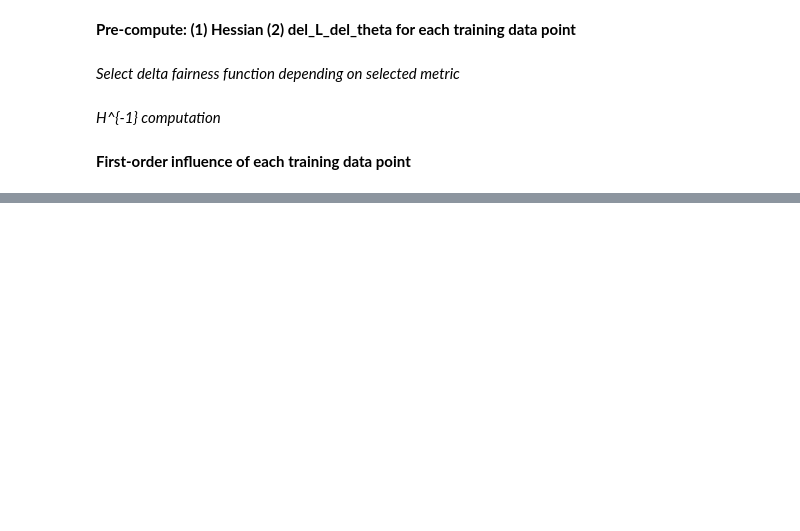
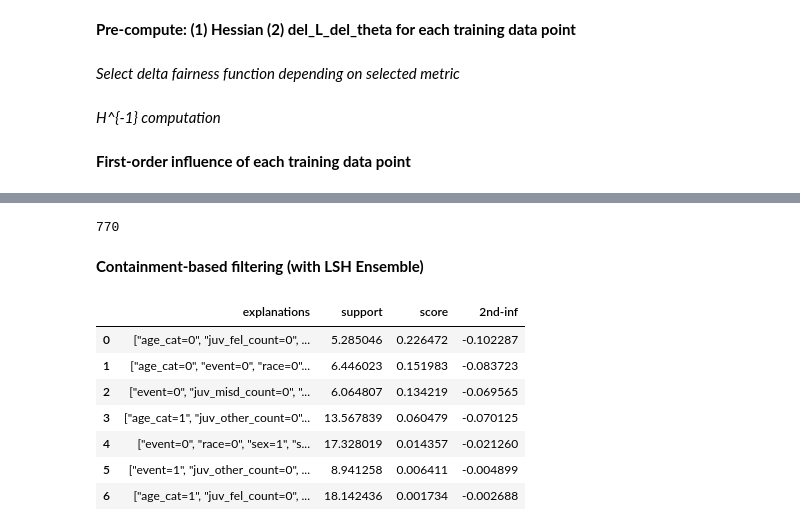
Before and after one commit to romilapradhan/gopher, a Jupyter notebook: compas/if_predicates-compas.ipynb, the cells around one changed output, grey strips where cells are left out. Drawn from its saved outputs; the diff is of its cells as text; code cells hidden in the pictures; blank space fills up the shorter version.

Commit message:
compas containment

```diff
--- a/compas/if_predicates-compas.ipynb
+++ b/compas/if_predicates-compas.ipynb
@@ -49,7 +50,7 @@ df=df[['event', 'is_violent_recid',
 # %%
  def preprocess(df):
     df['age_cat'] = df['age_cat'].map({'Less than 25': 0, '25 - 45': 1, 'Greater than 45': 2}).astype(int)
-    df['score_text'] = df['score_text'].map({'Low': 0, 'Medium': 1, 'High': 2}).astype(int)
+    df['score_text'] = df['score_text'].map({'Low': 0, 'Medium': 1, 'High': 1}).astype(int)
     df['race'] = df['race'].map({'Other': 0, 'African-American': 0, 'Hispanic': 0, 'Native American': 0, 'Asian': 0, 'Caucasian': 1}).astype(int)
     df['sex'] = df['sex'].map({'Male': 1, 'Female': 0}).astype(int)
 
@@ -529,0 +468,12 @@ print(spd_1, tpr_parity_1, predictive_parity_1, loss_1, accuracy_1)
+# %%
+alpha_f_lower = (-0.01) * (spd_0)
+alpha_f_upper = -spd_0
+del_f_threshold = (0.1) * spd_0
+support = 0.05 # Do not consider extremely small patterns
+support_small = 0.3 # For small patterns, 2nd-order estimation is quite accurate
+del_f_threshold_small = (-0.1) * (spd_0)
+print("alpha_f_lower:", alpha_f_lower)
+print("alpha_f_upper:", alpha_f_upper)
+print("del_f_threshold:", del_f_threshold)
+print("support_small:", support_small)
+print("del_f_threshold_small:", del_f_threshold_small)
@@ -618,0 +715,11 @@ score_text, 1, -0.005558973769286379, -0.0038558764916991235, -0.005533177046642
+# %%
+candidates_support_3_compact = copy.deepcopy(candidates_all)
+print(len(candidates_support_3_compact))
+candidates_df_3_compact = pd.DataFrame(candidates_support_3_compact, columns=["predicates","support","score","2nd-inf"])
+candidates_df_3_compact = candidates_df_3_compact[candidates_df_3_compact["support"] < 20].sort_values(by=['2nd-inf'], ascending=False)
+# display(candidates_df_3_compact)
+# display(candidates_df_3_compact[candidates_df_3_compact["support"] < 20].sort_values(by=['2nd-inf'], ascending=False).head(5))
+# %% [output]
+770
+# %% [markdown]
+**Containment-based filtering (with LSH Ensemble)**
@@ -618,0 +842,31 @@ score_text, 1, -0.005558973769286379, -0.0038558764916991235, -0.005533177046642
+# %%
+explanations = list(topk.top_explanations.keys())
+idxs = [v[1] for v in topk.top_explanations.values()]
+supports = list()
+scores = list()
+infs = list()
+for e in explanations:
+    condition = candidates_df_3_compact.predicates.apply(lambda x: x==json.loads(e))
+    supports.append(float(candidates_df_3_compact[condition]['support']))
+    scores.append(float(candidates_df_3_compact[condition]['score']))
+    infs.append(float(candidates_df_3_compact[condition]['2nd-inf']))
+
+expl = [explanations, supports, scores, infs]
+expl = (np.array(expl).T).tolist()
+
+explanations = pd.DataFrame(expl, columns=["explanations", "support", "score", "2nd-inf"])
+explanations['score'] = explanations['score'].astype(float)
+explanations['support'] = explanations['support'].astype(float)
+explanations['2nd-inf'] = explanations['2nd-inf'].astype(float)/(-spd_0)
+
+pd.set_option('max_colwidth', 100)
+explanations.sort_values(by=['score'], ascending=False)
+# %% [output]
+|  | explanations | support | score | 2nd-inf |
+| 0 | ["age_cat=0", "juv_fel_count=0", ... | 5.285046 | 0.226472 | -0.102287 |
+| 1 | ["age_cat=0", "event=0", "race=0"... | 6.446023 | 0.151983 | -0.083723 |
+| 2 | ["event=0", "juv_misd_count=0", "... | 6.064807 | 0.134219 | -0.069565 |
+| 3 | ["age_cat=1", "juv_other_count=0"... | 13.567839 | 0.060479 | -0.070125 |
+| 4 | ["event=0", "race=0", "sex=1", "s... | 17.328019 | 0.014357 | -0.021260 |
+| 5 | ["event=1", "juv_other_count=0", ... | 8.941258 | 0.006411 | -0.004899 |
+| 6 | ["age_cat=1", "juv_fel_count=0", ... | 18.142436 | 0.001734 | -0.002688 |
```
Also changed, not shown: parts of 15 cells of this notebook.
